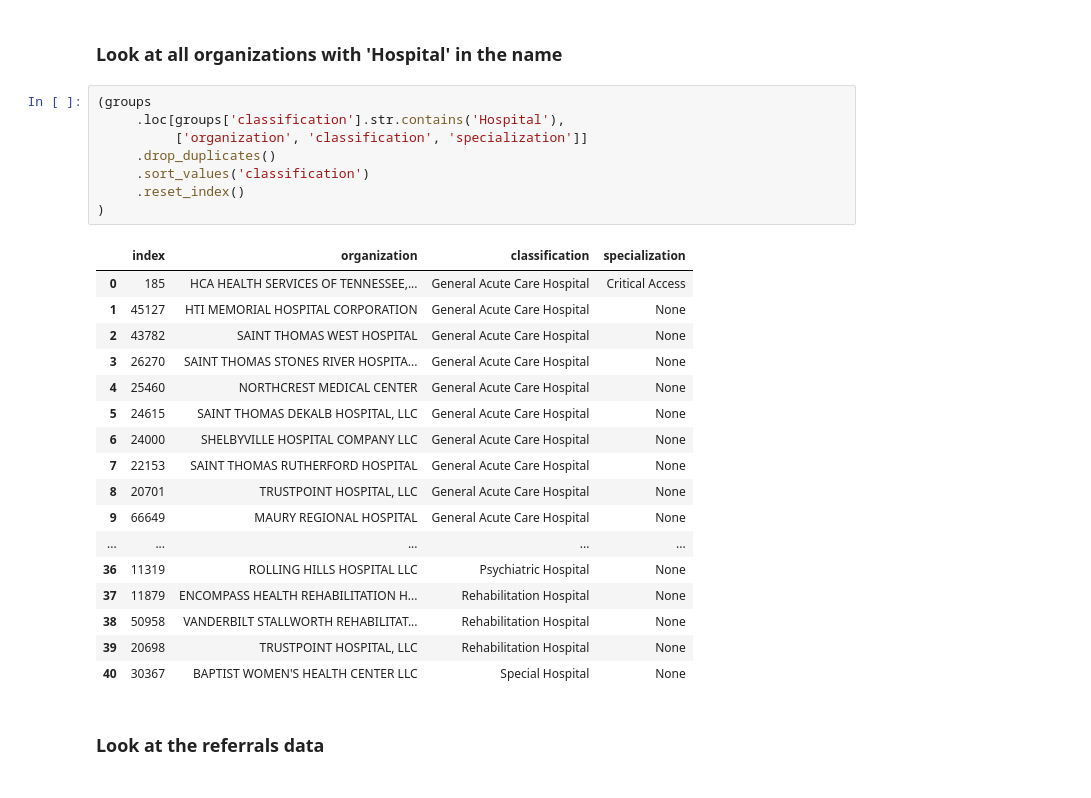
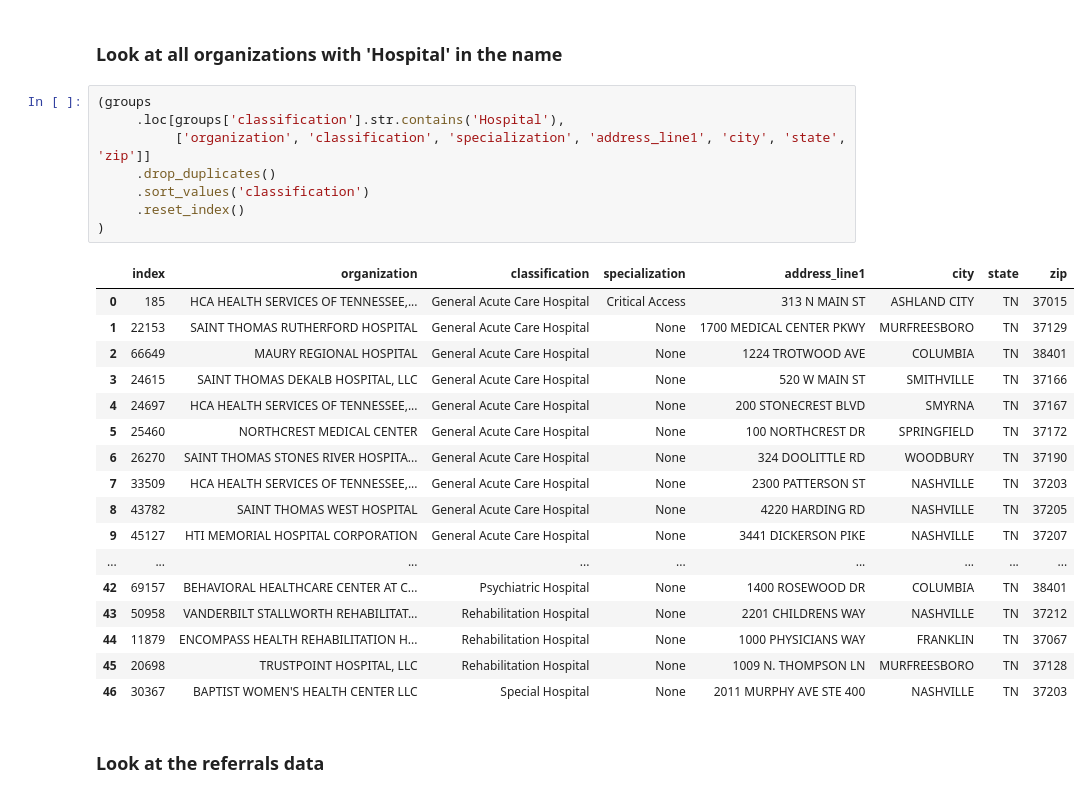
Before and after one commit to VahidehRasekhi/hop_team-hotdogs, a Jupyter notebook: scripts/hop_03_create_csv_files_for_neo4j.ipynb, the cells around one changed output. Cells and saved outputs as stored; diff of their text form.

Commit message:
some more eda on nashville hospitals

```diff
--- a/scripts/hop_03_create_csv_files_for_neo4j.ipynb
+++ b/scripts/hop_03_create_csv_files_for_neo4j.ipynb
@@ -335,29 +402,29 @@ hospitals
 # %%
 (groups
      .loc[groups['classification'].str.contains('Hospital'),
-          ['organization', 'classification', 'specialization']]
+          ['organization', 'classification', 'specialization', 'address_line1', 'city', 'state', 'zip']]
      .drop_duplicates()
      .sort_values('classification')
      .reset_index()
 )
 # %% [output]
-|  | index | organization | classification | specialization |
-| 0 | 185 | HCA HEALTH SERVICES OF TENNESSEE,... | General Acute Care Hospital | Critical Access |
-| 1 | 45127 | HTI MEMORIAL HOSPITAL CORPORATION | General Acute Care Hospital | None |
-| 2 | 43782 | SAINT THOMAS WEST HOSPITAL | General Acute Care Hospital | None |
-| 3 | 26270 | SAINT THOMAS STONES RIVER HOSPITA... | General Acute Care Hospital | None |
-| 4 | 25460 | NORTHCREST MEDICAL CENTER | General Acute Care Hospital | None |
-| 5 | 24615 | SAINT THOMAS DEKALB HOSPITAL, LLC | General Acute Care Hospital | None |
-| 6 | 24000 | SHELBYVILLE HOSPITAL COMPANY LLC | General Acute Care Hospital | None |
-| 7 | 22153 | SAINT THOMAS RUTHERFORD HOSPITAL | General Acute Care Hospital | None |
-| 8 | 20701 | TRUSTPOINT HOSPITAL, LLC | General Acute Care Hospital | None |
-| 9 | 66649 | MAURY REGIONAL HOSPITAL | General Acute Care Hospital | None |
-| ... | ... | ... | ... | ... |
-| 36 | 11319 | ROLLING HILLS HOSPITAL LLC | Psychiatric Hospital | None |
-| 37 | 11879 | ENCOMPASS HEALTH REHABILITATION H... | Rehabilitation Hospital | None |
-| 38 | 50958 | VANDERBILT STALLWORTH REHABILITAT... | Rehabilitation Hospital | None |
-| 39 | 20698 | TRUSTPOINT HOSPITAL, LLC | Rehabilitation Hospital | None |
-| 40 | 30367 | BAPTIST WOMEN'S HEALTH CENTER LLC | Special Hospital | None |
+|  | index | organization | classification | specialization | address_line1 | city | state | zip |
+| 0 | 185 | HCA HEALTH SERVICES OF TENNESSEE,... | General Acute Care Hospital | Critical Access | 313 N MAIN ST | ASHLAND CITY | TN | 37015 |
+| 1 | 22153 | SAINT THOMAS RUTHERFORD HOSPITAL | General Acute Care Hospital | None | 1700 MEDICAL CENTER PKWY | MURFREESBORO | TN | 37129 |
+| 2 | 66649 | MAURY REGIONAL HOSPITAL | General Acute Care Hospital | None | 1224 TROTWOOD AVE | COLUMBIA | TN | 38401 |
+| 3 | 24615 | SAINT THOMAS DEKALB HOSPITAL, LLC | General Acute Care Hospital | None | 520 W MAIN ST | SMITHVILLE | TN | 37166 |
+| 4 | 24697 | HCA HEALTH SERVICES OF TENNESSEE,... | General Acute Care Hospital | None | 200 STONECREST BLVD | SMYRNA | TN | 37167 |
+| 5 | 25460 | NORTHCREST MEDICAL CENTER | General Acute Care Hospital | None | 100 NORTHCREST DR | SPRINGFIELD | TN | 37172 |
+| 6 | 26270 | SAINT THOMAS STONES RIVER HOSPITA... | General Acute Care Hospital | None | 324 DOOLITTLE RD | WOODBURY | TN | 37190 |
+| 7 | 33509 | HCA HEALTH SERVICES OF TENNESSEE,... | General Acute Care Hospital | None | 2300 PATTERSON ST | NASHVILLE | TN | 37203 |
+| 8 | 43782 | SAINT THOMAS WEST HOSPITAL | General Acute Care Hospital | None | 4220 HARDING RD | NASHVILLE | TN | 37205 |
+| 9 | 45127 | HTI MEMORIAL HOSPITAL CORPORATION | General Acute Care Hospital | None | 3441 DICKERSON PIKE | NASHVILLE | TN | 37207 |
+| ... | ... | ... | ... | ... | ... | ... | ... | ... |
+| 42 | 69157 | BEHAVIORAL HEALTHCARE CENTER AT C... | Psychiatric Hospital | None | 1400 ROSEWOOD DR | COLUMBIA | TN | 38401 |
+| 43 | 50958 | VANDERBILT STALLWORTH REHABILITAT... | Rehabilitation Hospital | None | 2201 CHILDRENS WAY | NASHVILLE | TN | 37212 |
+| 44 | 11879 | ENCOMPASS HEALTH REHABILITATION H... | Rehabilitation Hospital | None | 1000 PHYSICIANS WAY | FRANKLIN | TN | 37067 |
+| 45 | 20698 | TRUSTPOINT HOSPITAL, LLC | Rehabilitation Hospital | None | 1009 N. THOMPSON LN | MURFREESBORO | TN | 37128 |
+| 46 | 30367 | BAPTIST WOMEN'S HEALTH CENTER LLC | Special Hospital | None | 2011 MURPHY AVE STE 400 | NASHVILLE | TN | 37203 |
 # %% [markdown]
 ### Look at the referrals data
 # %%
```
Also changed, not shown: parts of 10 cells of this notebook, 2 other files.
